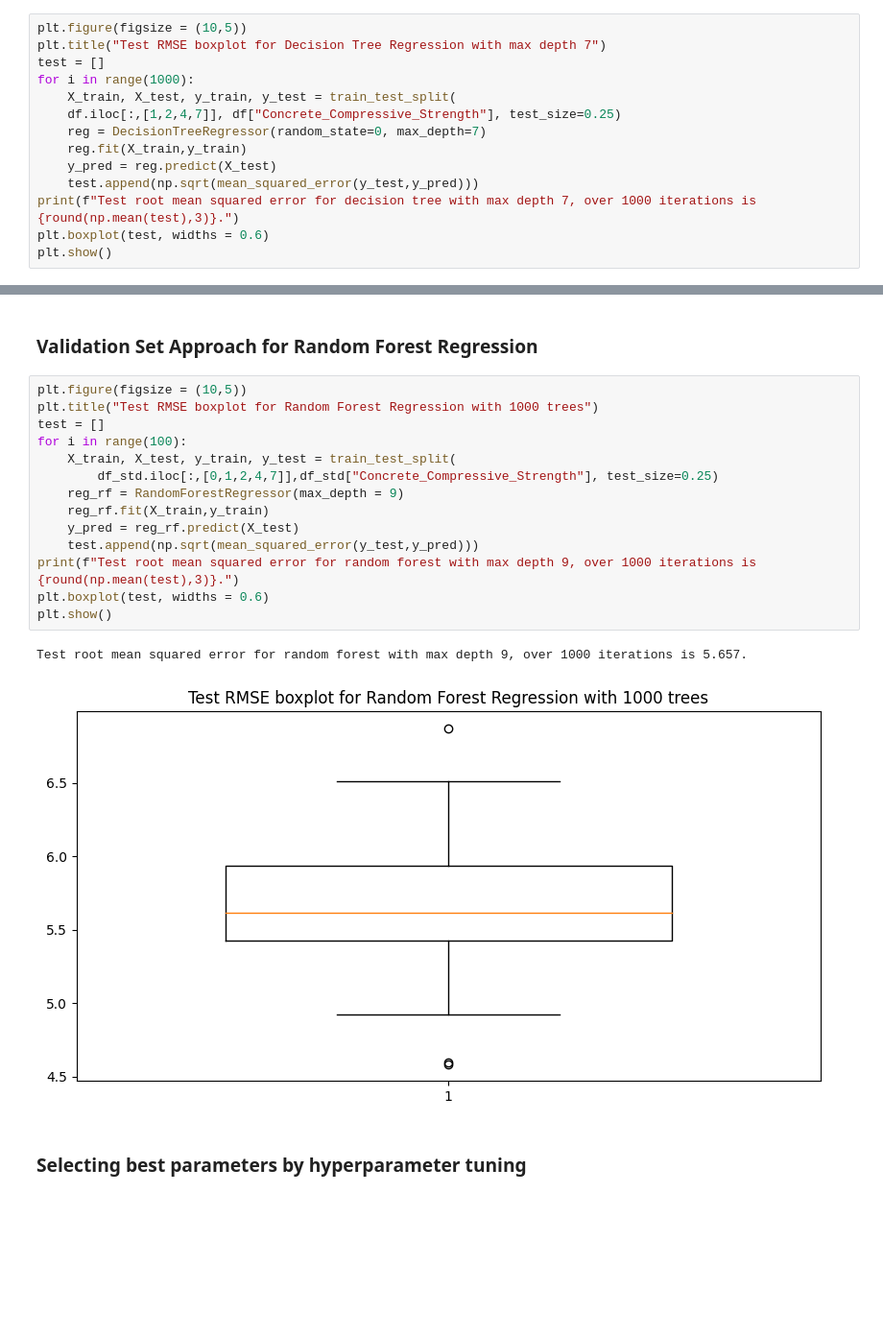
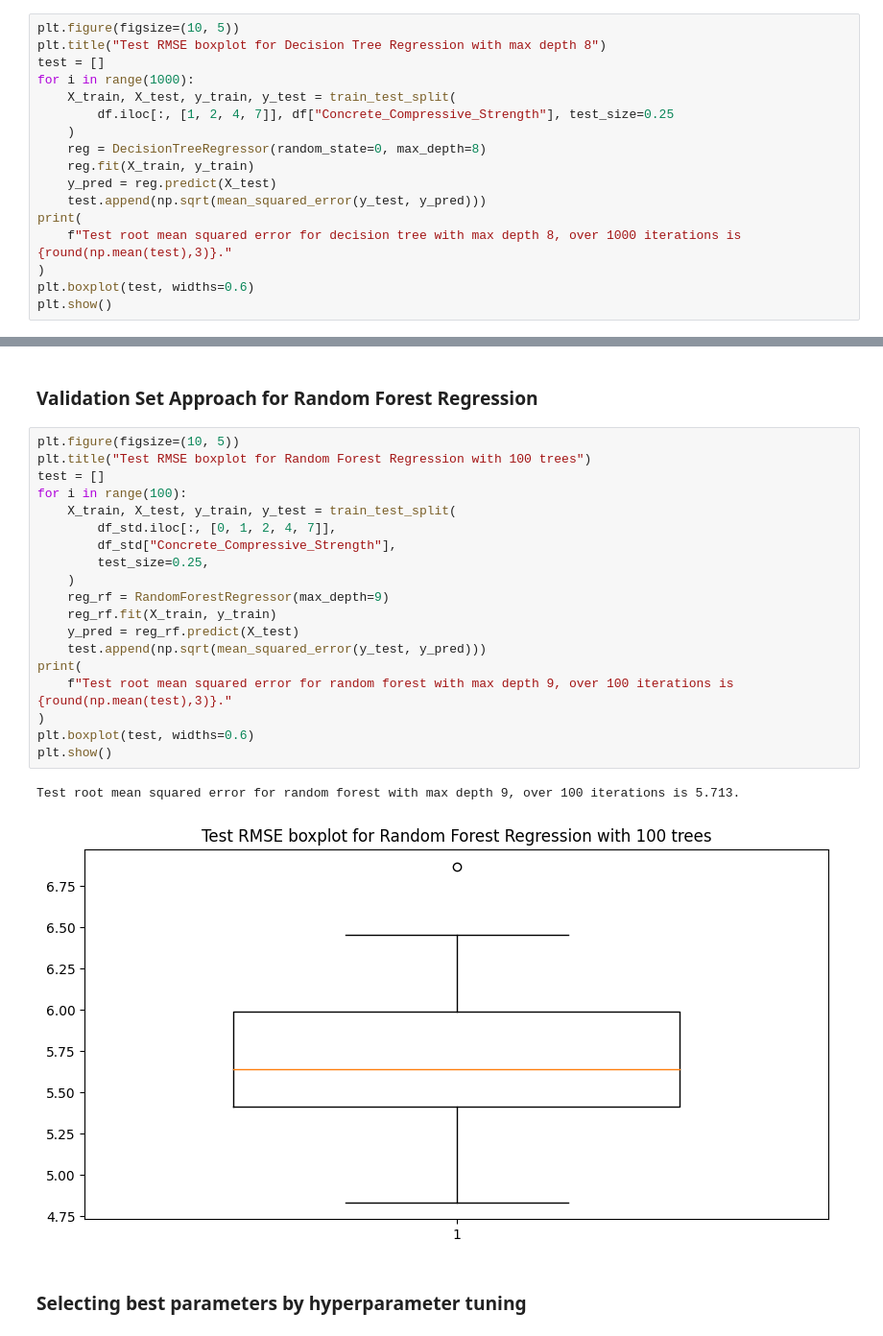
Before and after one commit to waitasecant/Concrete-Strength-Prediction, a Jupyter notebook: Concrete_Compressive_Strength.ipynb, the cells around one changed output, grey strips where cells are left out. Shown at 96% size. Drawn from its saved outputs; the diff is of its cells as text; blank space fills up the shorter version.

```diff
--- a/Concrete_Compressive_Strength.ipynb
+++ b/Concrete_Compressive_Strength.ipynb
@@ -653,17 +705,20 @@ plt.show()
 # %% [markdown]
 **Cement comes out to be least important in the above plot, let's see by how much dropping it will change our prediction.**
 # %%
-plt.figure(figsize = (10,5))
-plt.title("Test RMSE boxplot for Decision Tree Regression with max depth 7")
+plt.figure(figsize=(10, 5))
+plt.title("Test RMSE boxplot for Decision Tree Regression with max depth 8")
 test = []
 for i in range(1000):
     X_train, X_test, y_train, y_test = train_test_split(
-    df.iloc[:,[1,2,4,7]], df["Concrete_Compressive_Strength"], test_size=0.25)
-    reg = DecisionTreeRegressor(random_state=0, max_depth=7)
-    reg.fit(X_train,y_train)
+        df.iloc[:, [1, 2, 4, 7]], df["Concrete_Compressive_Strength"], test_size=0.25
+    )
+    reg = DecisionTreeRegressor(random_state=0, max_depth=8)
+    reg.fit(X_train, y_train)
     y_pred = reg.predict(X_test)
-    test.append(np.sqrt(mean_squared_error(y_test,y_pred)))
-print(f"Test root mean squared error for decision tree with max depth 7, over 1000 iterations is {round(np.mean(test),3)}.")
-plt.boxplot(test, widths = 0.6)
+    test.append(np.sqrt(mean_squared_error(y_test, y_pred)))
+print(
+    f"Test root mean squared error for decision tree with max depth 8, over 1000 iterations is {round(np.mean(test),3)}."
+)
+plt.boxplot(test, widths=0.6)
 plt.show()
 # %% [output]
@@ -753,22 +790,27 @@ plt.show()
 # %% [markdown]
 ### Validation Set Approach for Random Forest Regression
 # %%
-plt.figure(figsize = (10,5))
-plt.title("Test RMSE boxplot for Random Forest Regression with 1000 trees")
+plt.figure(figsize=(10, 5))
+plt.title("Test RMSE boxplot for Random Forest Regression with 100 trees")
 test = []
 for i in range(100):
     X_train, X_test, y_train, y_test = train_test_split(
-        df_std.iloc[:,[0,1,2,4,7]],df_std["Concrete_Compressive_Strength"], test_size=0.25)
-    reg_rf = RandomForestRegressor(max_depth = 9)
-    reg_rf.fit(X_train,y_train)
+        df_std.iloc[:, [0, 1, 2, 4, 7]],
+        df_std["Concrete_Compressive_Strength"],
+        test_size=0.25,
+    )
+    reg_rf = RandomForestRegressor(max_depth=9)
+    reg_rf.fit(X_train, y_train)
     y_pred = reg_rf.predict(X_test)
-    test.append(np.sqrt(mean_squared_error(y_test,y_pred)))
-print(f"Test root mean squared error for random forest with max depth 9, over 1000 iterations is {round(np.mean(test),3)}.")
-plt.boxplot(test, widths = 0.6)
+    test.append(np.sqrt(mean_squared_error(y_test, y_pred)))
+print(
+    f"Test root mean squared error for random forest with max depth 9, over 100 iterations is {round(np.mean(test),3)}."
+)
+plt.boxplot(test, widths=0.6)
 plt.show()
 # %% [output]
-Test root mean squared error for random forest with max depth 9, over 1000 iterations is 5.657.
+Test root mean squared error for random forest with max depth 9, over 100 iterations is 5.713.
-[figure, old version]
+[figure, new version]
 # %% [markdown]
 ### Selecting best parameters by hyperparameter tuning
 # %%
```
Also changed, not shown: parts of 41 cells of this notebook, 2 other files.
